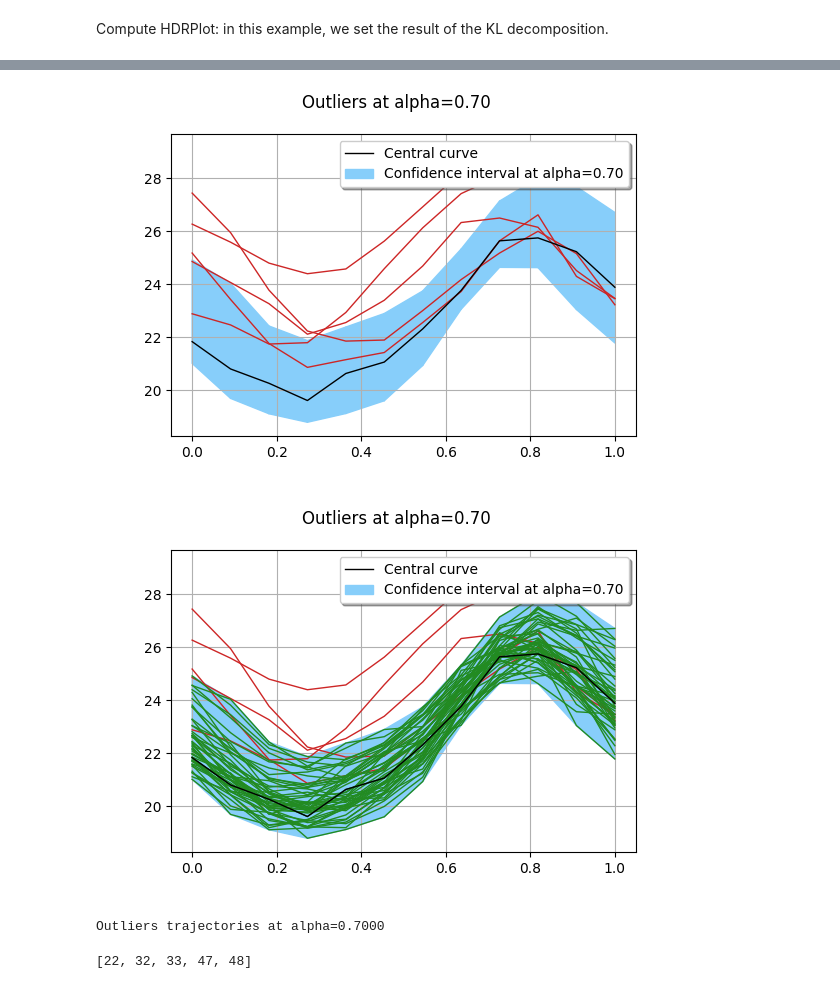
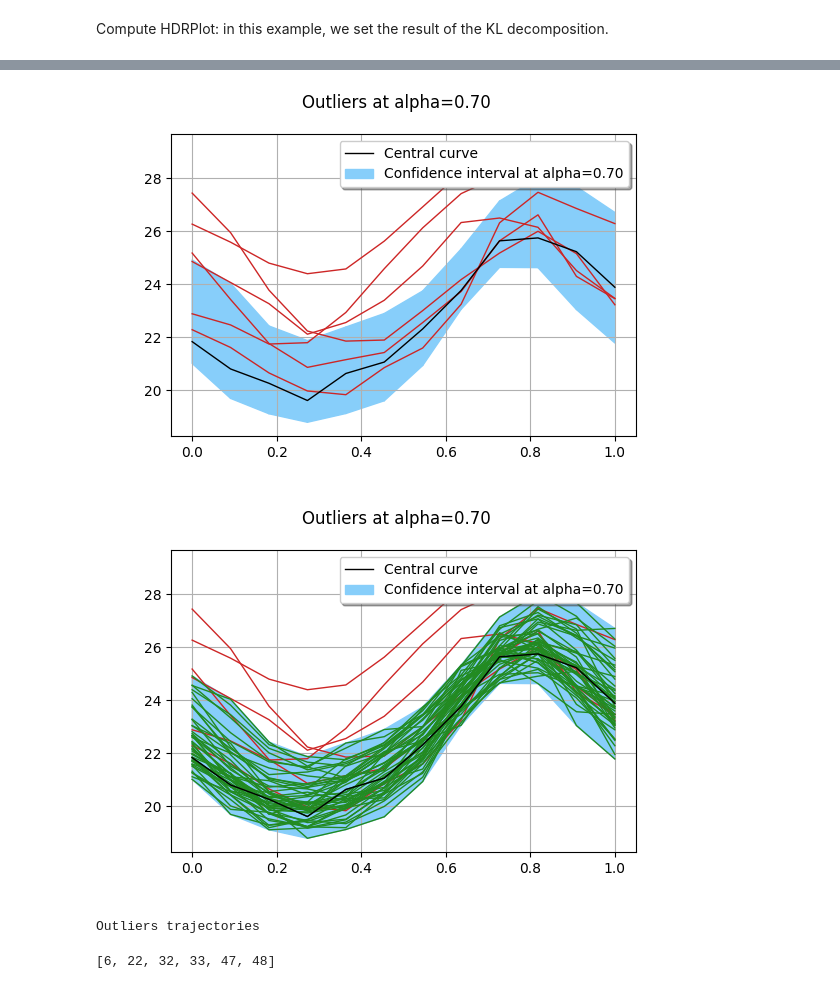
Before and after one commit to mbaudin47/othdrplot, a Jupyter notebook: doc/examples/ProcessHighDensityRegionAlgorithm-3D-example.ipynb, the cells around one changed output, grey strips where cells are left out. Cells and saved outputs as stored; diff of their text form; code cells hidden in the pictures.

```diff
--- a/doc/examples/ProcessHighDensityRegionAlgorithm-3D-example.ipynb
+++ b/doc/examples/ProcessHighDensityRegionAlgorithm-3D-example.ipynb
@@ -20,7 +20,7 @@ ot.ResourceMap.Set("Distribution-MinimumVolumeLevelSetSamplingSize", str(n_sampl
 # %% [markdown]
 Load the dataset.
 # %%
-filename = os.path.join(othdrplot.__path__[0], "data/npfda-elnino.dat")
+filename = os.path.join(othdr.__path__[0], "data/npfda-elnino.dat")
 separatorstr = " "
 data = ot.Sample.ImportFromTextFile(filename, separatorstr)
 # %% [markdown]
@@ -57,0 +53,9 @@ karhunenLoeveResult = algo.getResult()
+# %%
+# KL decomposition
+reduction = othdr.KarhunenLoeveDimensionReductionAlgorithm(processSample, 3)
+reduction.run()
+reducedComponents = reduction.getReducedComponents()
+
+# Distribution fit in reduced space
+ks = ot.KernelSmoothing()
+reducedDistribution = ks.build(reducedComponents)
@@ -58,8 +73,5 @@ karhunenLoeveResult = algo.getResult()
 # %% [markdown]
 Compute HDRPlot: in this example, we set the result of the KL decomposition.
 # %%
-hdr = ProcessHighDensityRegionAlgorithm(processSample, karhunenLoeveResult)
-hdr.setContoursAlpha([0.7, 0.5])
-hdr.setOutlierAlpha(0.7)
+hdr = ProcessHighDensityRegionAlgorithm(processSample, reducedComponents, reducedDistribution, [0.7, 0.5])
 hdr.run()
-hdr.summary()
@@ -91,15 +78,15 @@ view = otv.View(grid).getFigure().set_size_inches(6.0, 6.0)
 # %%
-hdr.drawOutlierTrajectories()
+hdr.draw()
 # %% [output]
-[figure, old version]
+[figure, new version]
 # %%
-hdr.drawOutlierTrajectories(drawInliers=True)
+hdr.draw(drawInliers=True)
 # %% [output]
-[figure, old version]
+[figure, new version]
 # %%
-print("Outliers trajectories at alpha=%.4f" % (hdr.densityPlot.outlierAlpha))
-outlierIndices = hdr.computeOutlierIndices()
+print("Outliers trajectories")
+outlierIndices = hdr.computeIndices()
 outlierIndices
 # %% [output]
-Outliers trajectories at alpha=0.7000
+Outliers trajectories
-[22, 32, 33, 47, 48]
+[6, 22, 32, 33, 47, 48]
```
Also changed, not shown: parts of 11 cells of this notebook, 14 other files.
